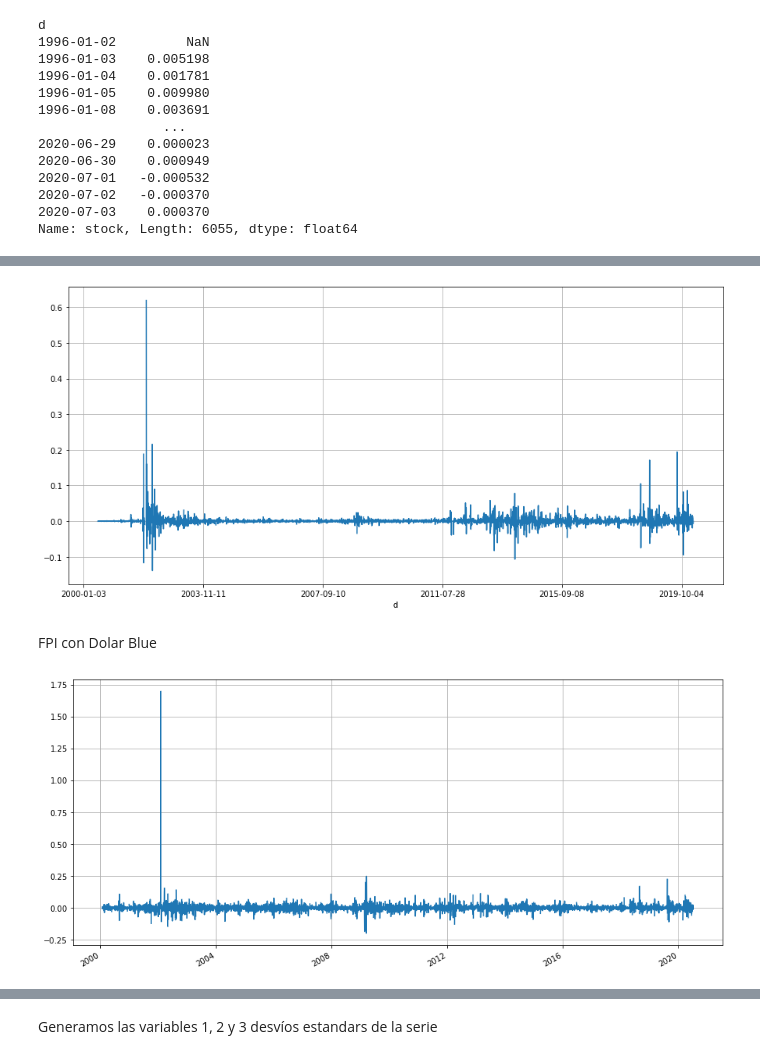
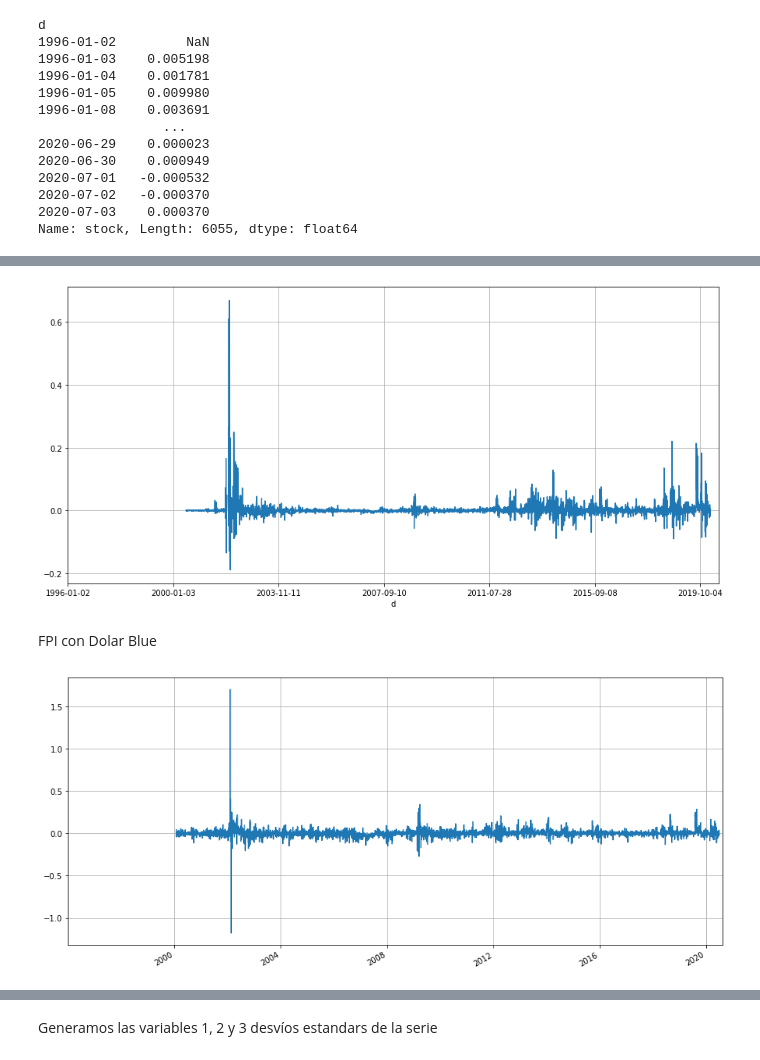
Before and after one commit to lorenzoreyes/Macroeconomic-Analysis, a Jupyter notebook: FPI Goldman Sach Argentina Oficial.ipynb, the cells around one changed output, grey strips where cells are left out. Saved outputs shown, nothing was run; the diff lists cells and outputs as text; code cells hidden in the pictures.

```diff
--- a/FPI Goldman Sach Argentina Oficial.ipynb
+++ b/FPI Goldman Sach Argentina Oficial.ipynb
@@ -147,25 +165,25 @@ volreservas.grid()
 # %%
 # Calculamos el FPI
 
-FPI = devaluacion - (sigma_tc*(devaluacion) / sigma_reservas*(peligro_reservas)) * peligro_reservas
+FPI = devaluacion - (sigma_tc/ sigma_reservas) * peligro_reservas
 
 goldman = FPI.plot(figsize=(15,7))
 goldman.grid()
 # %% [output]
-[figure, old version]
+[figure, new version]
 # %% [markdown]
 FPI con Dolar Blue
 # %%
 sigma_ypf = tcypf.pct_change().rolling(20).std()
 blueypf = tcypf.pct_change()
 
 
-FPIblue = blueypf - (sigma_ypf*(blueypf) / sigma_reservas*(peligro_reservas)) * peligro_reservas
+FPIblue = blueypf - (sigma_ypf / sigma_reservas) * peligro_reservas
 
 goldman = FPIblue.plot(figsize=(15,7))
 goldman.grid()
 # %% [output]
-[figure, old version]
+[figure, new version]
 # %%
 FPI = FPI.dropna()
 FPI
```
Also changed, not shown: parts of 23 cells of this notebook, 1 other file.
